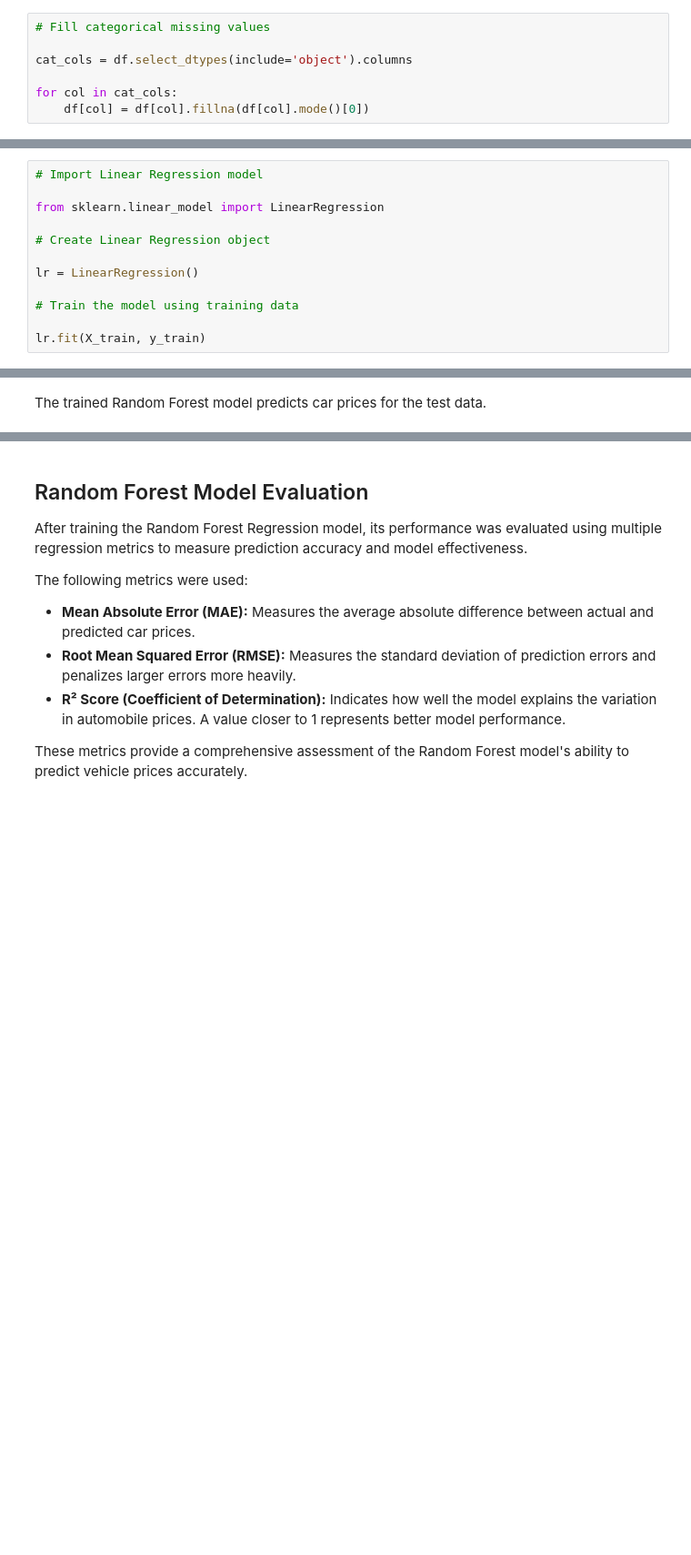
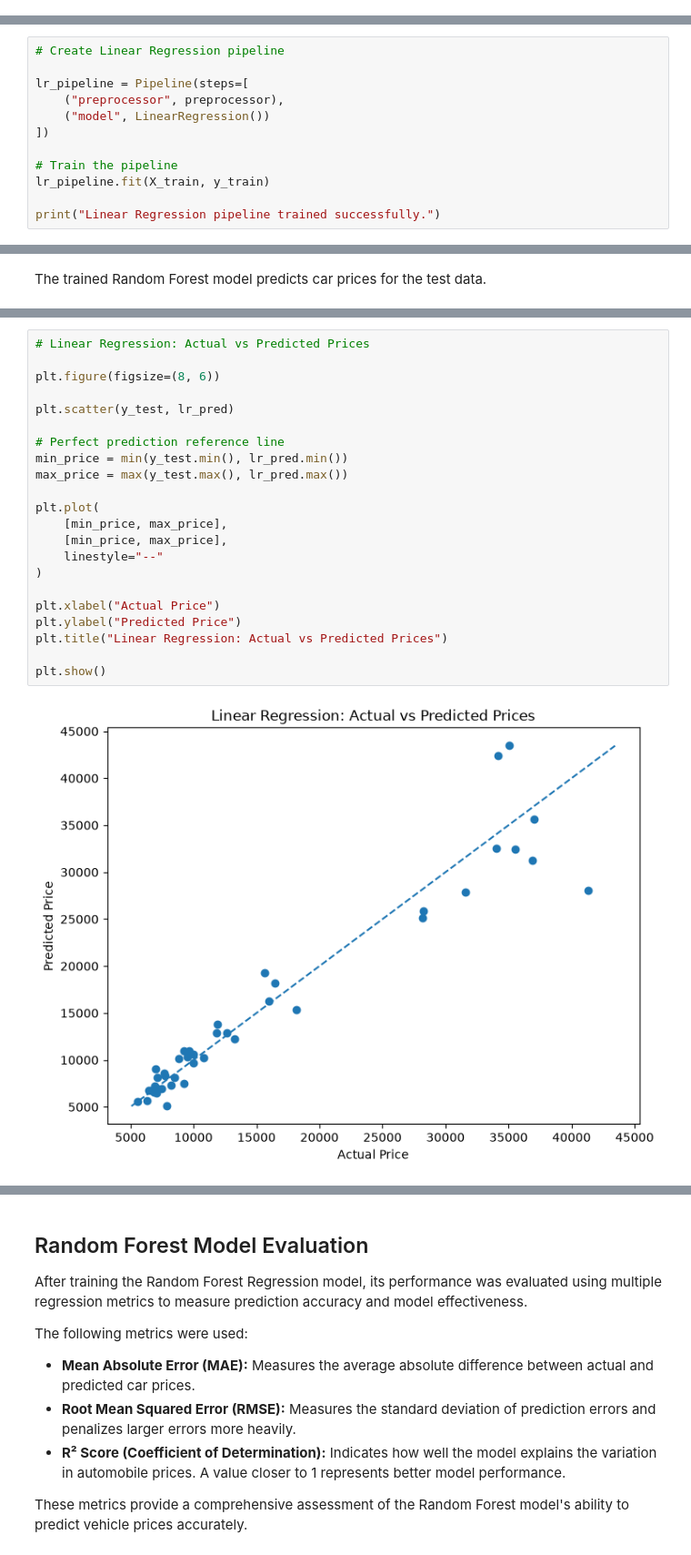
Before and after one commit to sooraj25102/Auto-Price-Prediction-ML, a Jupyter notebook: notebooks/AutoPricePrediction.ipynb, the cells around one changed output, grey strips where cells are left out. Shown at 91% size. Drawn from its saved outputs; the diff is of its cells as text; blank space fills up the shorter version.

```diff
--- a/notebooks/AutoPricePrediction.ipynb
+++ b/notebooks/AutoPricePrediction.ipynb
@@ -125,10 +202,3 @@ for col in num_cols:
-# %%
-# Fill categorical missing values
-
-cat_cols = df.select_dtypes(include='object').columns
-
-for col in cat_cols:
-    df[col] = df[col].fillna(df[col].mode()[0])
 # %%
 missing_after = pd.DataFrame({
     'Missing Count': df.isnull().sum(),
@@ -270,14 +483,14 @@ The dataset was successfully divided into training and testing sets.
 
 Training data is used to train the machine learning models, while testing data is used to evaluate model performance on unseen records.
 # %%
-# Import Linear Regression model
+# Create Linear Regression pipeline
 
-from sklearn.linear_model import LinearRegression
+lr_pipeline = Pipeline(steps=[
+    ("preprocessor", preprocessor),
+    ("model", LinearRegression())
+])
 
-# Create Linear Regression object
+# Train the pipeline
+lr_pipeline.fit(X_train, y_train)
 
-lr = LinearRegression()
-
-# Train the model using training data
-
-lr.fit(X_train, y_train)
+print("Linear Regression pipeline trained successfully.")
@@ -362,0 +582,24 @@ print("R2 Score :", r2_score(y_test, pred_rf))
+# %%
+# Linear Regression: Actual vs Predicted Prices
+
+plt.figure(figsize=(8, 6))
+
+plt.scatter(y_test, lr_pred)
+
+# Perfect prediction reference line
+min_price = min(y_test.min(), lr_pred.min())
+max_price = max(y_test.max(), lr_pred.max())
+
+plt.plot(
+    [min_price, max_price],
+    [min_price, max_price],
+    linestyle="--"
+)
+
+plt.xlabel("Actual Price")
+plt.ylabel("Predicted Price")
+plt.title("Linear Regression: Actual vs Predicted Prices")
+
+plt.show()
+# %% [output]
+[figure, added]
```
Also changed, not shown: parts of 57 cells of this notebook, 1 other file.
